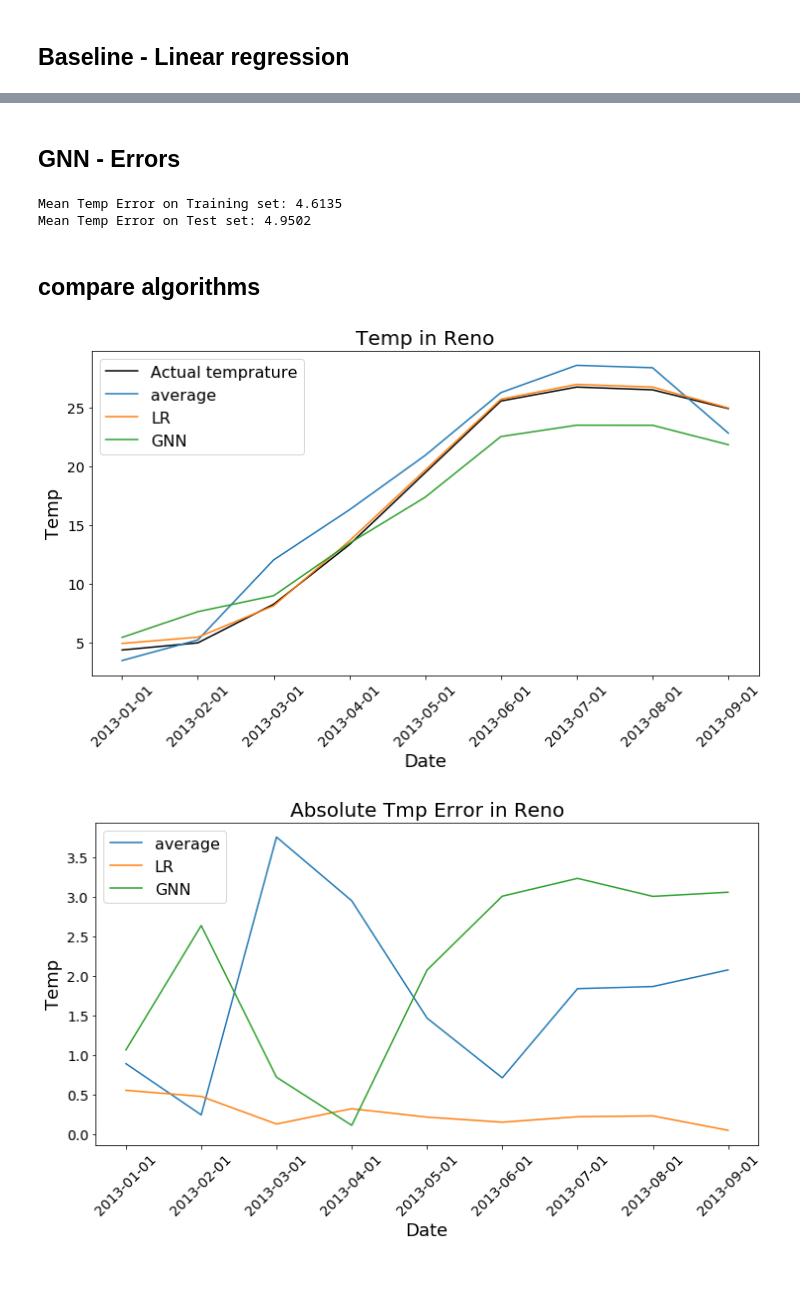
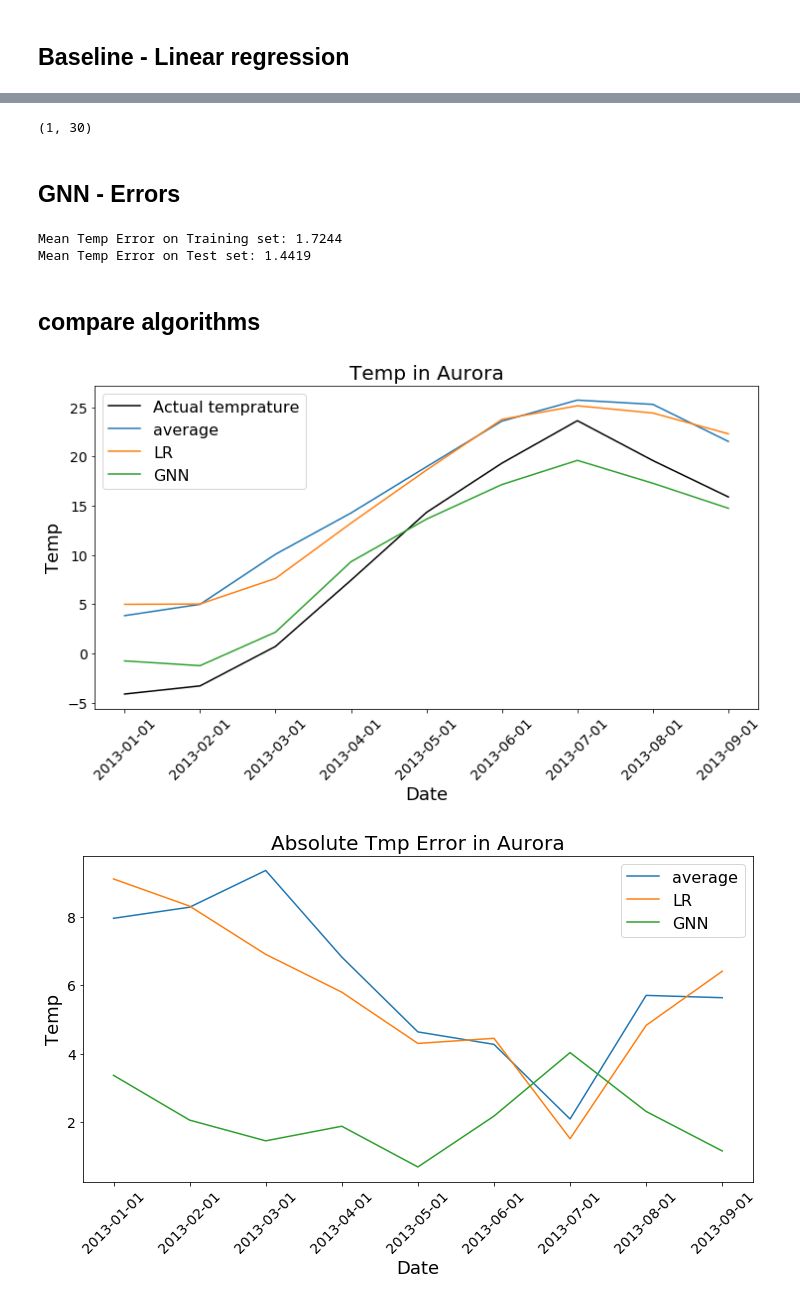
Before and after one commit to asafkar/weather_predict, a Jupyter notebook: weather.ipynb, the cells around one changed output, grey strips where cells are left out. Cells and saved outputs as stored; diff of their text form; code cells hidden in the pictures; blank space fills up the shorter version.

```diff
--- a/weather.ipynb
+++ b/weather.ipynb
@@ -635,34 +630,35 @@ plt.show()
 # %% [markdown]
 ## Data for baselines
 # %%
-# Create Data for Linear regression
+
 def create_dataset(df):
     day_num = df['dt'].nunique()
     labeled_n = len(labeled_cities)
     unlabeled_n = len(unlabeled_cities)
 
-    X = np.zeros((day_num, 2*labeled_n + 1)) #1 feature is month, the others are temp and altitude for each city
-    y =  np.zeros((day_num, unlabeled_n)) # temp for each city
+    X = np.zeros((day_num, unlabeled_n, 2 * labeled_n + 2)) #2 features are altitude+month, the others are temp and altitude for each city
+    y =  np.zeros((day_num, unlabeled_n, 1)) # temp for each city
     for date_idx, date in enumerate(df['dt'].unique()):
         day_df = df.loc[df['dt'] == date]
-        labeled_df = day_df.loc[day_df['coords'].isin(labeled_cities)]
-        unlabeled_df = day_df.loc[day_df['coords'].isin(unlabeled_cities)]
-        X[date_idx, 0] = float(datetime.strptime(date, "%Y-%m-%d").month)
-        for city_idx, city in enumerate(labeled_cities):
-            city_df = day_df.loc[df['coords'] == city]
-            X[date_idx, 2*city_idx+1] = float(city_df['AverageTemperature'].values[0])
-            X[date_idx, 2*city_idx+2] = float(city_df['elev_meters'].values[0])
 
         for city_idx, city in enumerate(unlabeled_cities):
-            y[date_idx, city_idx] = float(day_df.loc[df['coords'] == city, 'AverageTemperature'].values[0])
+            city_df = day_df.loc[df['coords'] == city]
+            y[date_idx, city_idx, 0] = float(day_df.loc[df['coords'] == city, 'AverageTemperature'].values[0])
+            X[date_idx, city_idx, 0] = float(datetime.strptime(date, "%Y-%m-%d").month)
+            X[date_idx, city_idx, 1] = float(city_df['elev_meters'].values[0])
 
-    return X, y
+            for city_idx_, city_ in enumerate(labeled_cities):
+                city_df_ = day_df.loc[df['coords'] == city_]
+                X[date_idx, city_idx, 2*city_idx_+2] = float(city_df_['AverageTemperature'].values[0])
+                X[date_idx, city_idx, 2*city_idx_+3] = float(city_df_['elev_meters'].values[0])
+
+
+    return X.reshape(day_num * unlabeled_n, -1), y.reshape(day_num * unlabeled_n ,-1)
 
 train_df = df.loc[df['date'] < datetime(day=1, month=1, year=2013)]
 test_df = df.loc[df['date'] >= datetime(day=1, month=1, year=2013)]
 
 train_X, train_y = create_dataset(train_df)
-
 test_X, test_y = create_dataset(test_df)
 # %% [markdown]
 ## Baseline - Monthly Average Temp
@@ -706,13 +702,17 @@ Mean Temp Error on Test set: 0.4186
+# %%
+np.asarray(model.coef_).shape
+# %% [output]
+(1, 30)
 # %% [markdown]
 ## GNN  - Errors
 # %%
-gnn_train_mean_err = np.abs(train_y - gnn_pred_train_y).mean()
-gnn_test_mean_err = np.abs(test_y - gnn_pred_y).mean()
+gnn_train_mean_err = np.abs(train_y.reshape(-1, len(keep)) - gnn_pred_train_y).mean()
+gnn_test_mean_err = np.abs(test_y.reshape(-1, len(keep)) - gnn_pred_y).mean()
 print('Mean Temp Error on Training set: %.4f' % (gnn_train_mean_err))
 print('Mean Temp Error on Test set: %.4f' % (gnn_test_mean_err))
 # %% [output]
-Mean Temp Error on Training set: 4.6135
-Mean Temp Error on Test set: 4.9502
+Mean Temp Error on Training set: 1.7244
+Mean Temp Error on Test set: 1.4419
 # %% [markdown]
 ## compare algorithms
 # %%
@@ -724,9 +724,9 @@ def plot_temp_per_city(idx, date, test_y, lr_pred_y, avg_pred_y, gnn_pred_y):
     mpl.rcParams['axes.titlesize'] = 20
     mpl.rcParams['legend.fontsize'] = 16
     fig, ax = plt.subplots(nrows=1, ncols=1, figsize=(12, 6))
-    ax.plot(date, test_y[:, idx], label="Actual temprature", color='k')
-    ax.plot(date, avg_pred_y[:, idx], label="average")
-    ax.plot(date, lr_pred_y[:, idx], label="LR")
+    ax.plot(date, test_y.reshape(-1, len(keep))[:, idx], label="Actual temprature", color='k')
+    ax.plot(date, avg_pred_y.reshape(-1, len(keep))[:, idx], label="average")
+    ax.plot(date, lr_pred_y.reshape(-1, len(keep))[:, idx], label="LR")
     ax.plot(date, gnn_pred_y[:, idx], label="GNN")
     ax.set_title("Temp in {}".format(city_list[idx]))
     ax.set_xlabel('Date')
@@ -735,6 +735,7 @@ def plot_temp_per_city(idx, date, test_y, lr_pred_y, avg_pred_y, gnn_pred_y):
     ax.legend();
 
 def plot_error_temp_per_city(idx, date, test_y, lr_pred_y, avg_pred_y, gnn_pred_y):
+    test_y = test_y.reshape(-1, len(keep))
     mpl.rcParams['font.size'] = 9
     mpl.rcParams['ytick.labelsize'] = 14
     mpl.rcParams['xtick.labelsize'] = 14
@@ -742,8 +743,8 @@ def plot_error_temp_per_city(idx, date, test_y, lr_pred_y, avg_pred_y, gnn_pred_
     mpl.rcParams['axes.titlesize'] = 20
     mpl.rcParams['legend.fontsize'] = 16
     fig, ax = plt.subplots(nrows=1, ncols=1, figsize=(12, 6))
-    ax.plot(date, np.abs(test_y[:, idx] - avg_pred_y[:, idx]), label="average")
-    ax.plot(date, np.abs(test_y[:, idx] - lr_pred_y[:, idx]), label="LR")
+    ax.plot(date, np.abs(test_y[:, idx] - avg_pred_y.reshape(-1, len(keep))[:, idx]), label="average")
+    ax.plot(date, np.abs(test_y[:, idx] - lr_pred_y.reshape(-1, len(keep))[:, idx]), label="LR")
     ax.plot(date, np.abs(test_y[:, idx] - gnn_pred_y[:, idx]) , label="GNN")
     ax.set_title(city_list[idx])
     ax.set_title('Absolute Tmp Error in {}'.format(city_list[idx]))
@@ -754,13 +755,13 @@ def plot_error_temp_per_city(idx, date, test_y, lr_pred_y, avg_pred_y, gnn_pred_
 # %%
 
 test_date = test_df['dt'].unique()
-plot_temp_per_city(76, test_date, test_y, lr_pred_y, avg_pred_y, gnn_pred_y)
+plot_temp_per_city(12, test_date, test_y, lr_pred_y, avg_pred_y, gnn_pred_y)
 # %% [output]
-[figure, old version]
+[figure, new version]
 # %%
-plot_error_temp_per_city(76, test_date, test_y, lr_pred_y, avg_pred_y, gnn_pred_y)
+plot_error_temp_per_city(12, test_date, test_y, lr_pred_y, avg_pred_y, gnn_pred_y)
 # %% [output]
-[figure, old version]
+[figure, new version]
 # %%
 plot_temp_per_city(15, test_date, test_y, lr_pred_y, avg_pred_y, gnn_pred_y)
 # %% [output]
```
Also changed, not shown: parts of 19 cells of this notebook.
